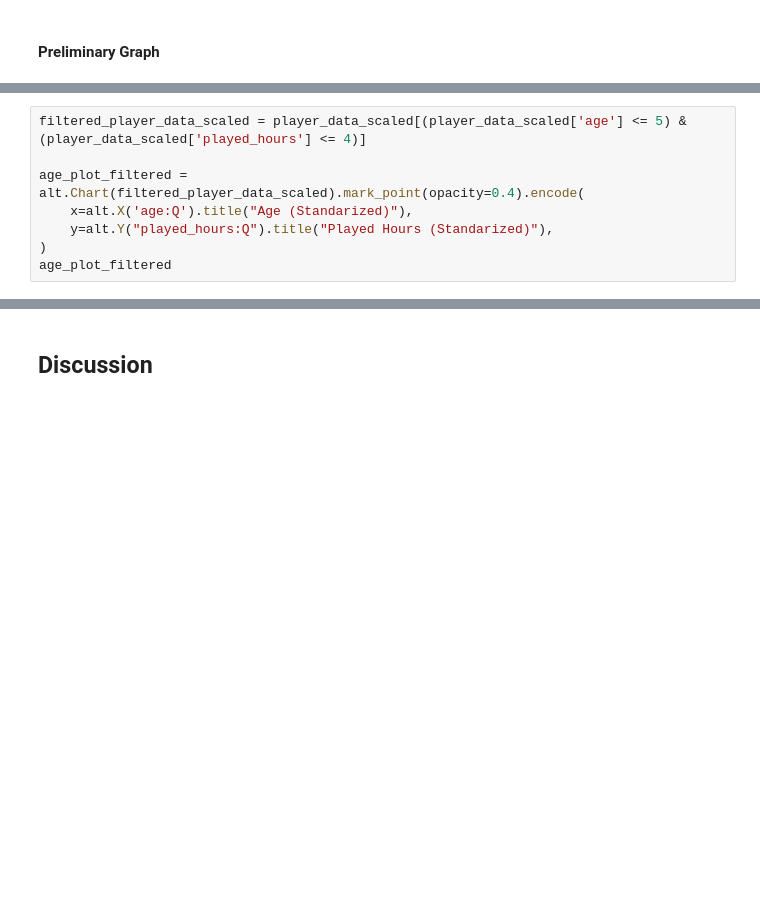
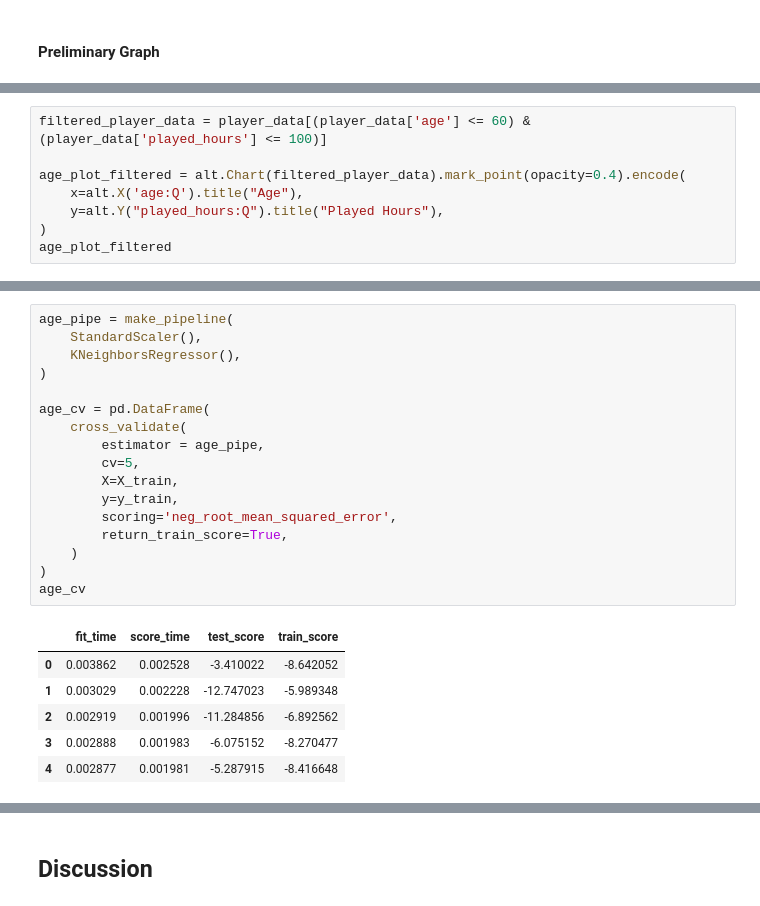
Before and after one commit to Cartleon/dsci100-python-group-33, a Jupyter notebook: Project Final Report.ipynb, the cells around one changed output, grey strips where cells are left out. Cells and saved outputs as stored; diff of their text form; blank space fills up the shorter version.

```diff
--- a/Project Final Report.ipynb
+++ b/Project Final Report.ipynb
@@ -105,11 +105,11 @@ age_plot
 # %% [output]
 [interactive output not drawn]
 # %%
-filtered_player_data_scaled = player_data_scaled[(player_data_scaled['age'] <= 5) & (player_data_scaled['played_hours'] <= 4)]
+filtered_player_data = player_data[(player_data['age'] <= 60) & (player_data['played_hours'] <= 100)]
 
-age_plot_filtered = alt.Chart(filtered_player_data_scaled).mark_point(opacity=0.4).encode(
-    x=alt.X('age:Q').title("Age (Standarized)"),
-    y=alt.Y("played_hours:Q").title("Played Hours (Standarized)"),
+age_plot_filtered = alt.Chart(filtered_player_data).mark_point(opacity=0.4).encode(
+    x=alt.X('age:Q').title("Age"),
+    y=alt.Y("played_hours:Q").title("Played Hours"),
 )
 age_plot_filtered
 # %% [output]
@@ -116,0 +130,24 @@ age_plot_filtered
+# %%
+age_pipe = make_pipeline(
+    StandardScaler(),
+    KNeighborsRegressor(),
+)
+
+age_cv = pd.DataFrame(
+    cross_validate(
+        estimator = age_pipe,
+        cv=5,
+        X=X_train,
+        y=y_train,
+        scoring='neg_root_mean_squared_error',
+        return_train_score=True,
+    )
+)
+age_cv
+# %% [output]
+|  | fit_time | score_time | test_score | train_score |
+| 0 | 0.003862 | 0.002528 | -3.410022 | -8.642052 |
+| 1 | 0.003029 | 0.002228 | -12.747023 | -5.989348 |
+| 2 | 0.002919 | 0.001996 | -11.284856 | -6.892562 |
+| 3 | 0.002888 | 0.001983 | -6.075152 | -8.270477 |
+| 4 | 0.002877 | 0.001981 | -5.287915 | -8.416648 |
```
Also changed, not shown: parts of 7 cells of this notebook.
